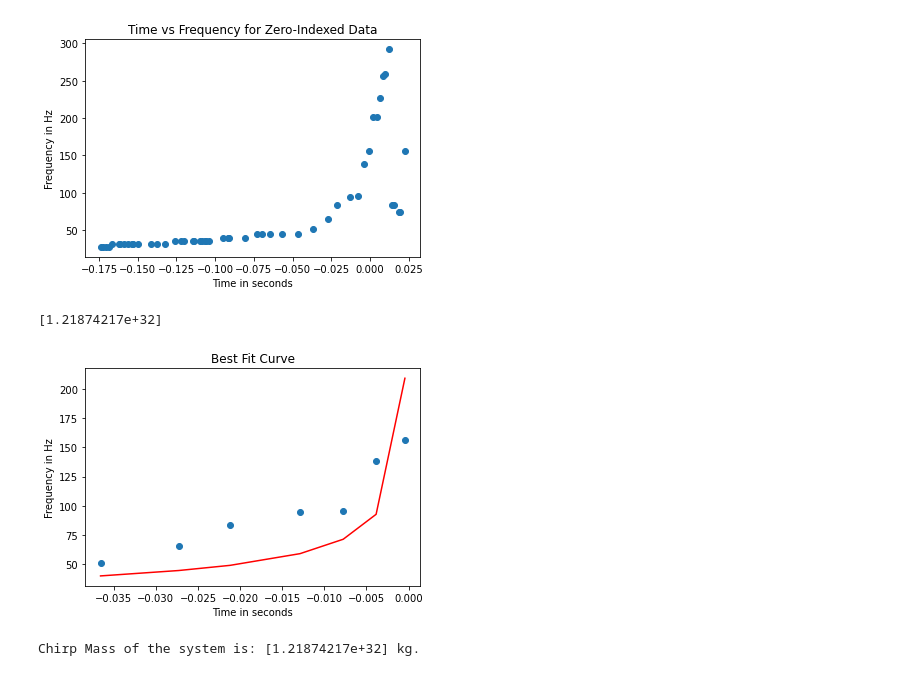
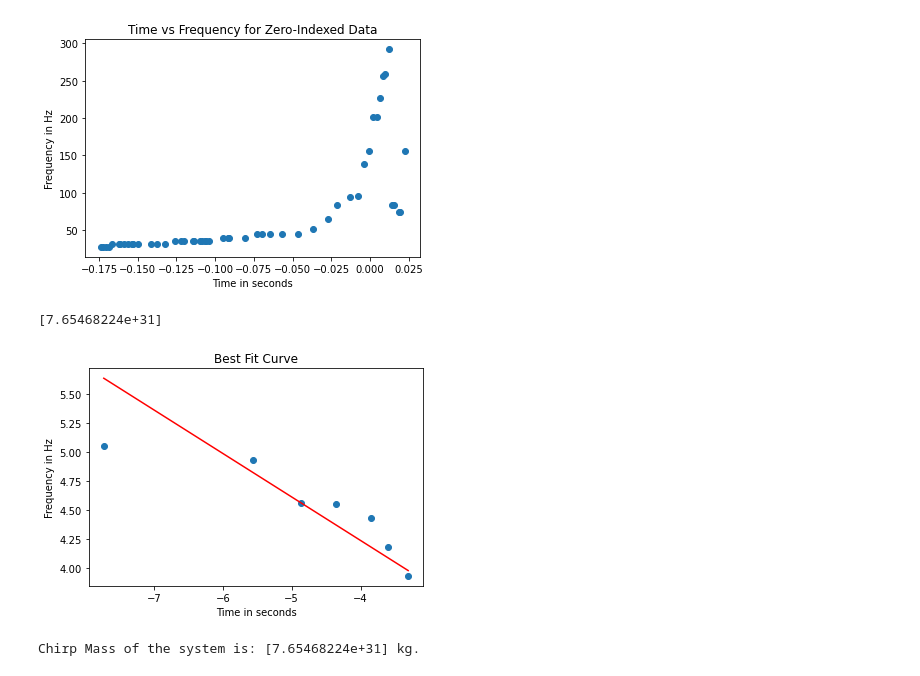
Before and after one commit to aryan-vora23/computational-astrophysics-2021, a Jupyter notebook: Assignment 2/Q2.ipynb, the cells around one changed output. Saved outputs shown, nothing was run; the diff lists cells and outputs as text; code cells hidden in the pictures.

```diff
--- a/Assignment 2/Q2.ipynb
+++ b/Assignment 2/Q2.ipynb
@@ -58,29 +58,37 @@ for i in range(len(time1)):
         time2=np.append(time2,time1[i])
         freq2=np.append(freq2,freq1[i])
 #got all t<tc
+# %%
+timelog=np.empty(0)
+freqlog=np.empty(0)
+for i in time2:
+    timelog=np.append(timelog,np.log(-i))
+for i in freq2:
+    freqlog=np.append(freqlog,np.log(i))
 # %%
-def frequency(t,M):
-    c=(np.power(5,3/8)/(8*np.pi))*np.power(const.c.value,15/8)/np.power(const.G.value,5/8)
-    f=c/(np.power(M,5/8)*np.power(-t,3/8))
-    return f
+def logfrequency(logminust,M):
+    #c=(np.power(5,3/8)/(8*np.pi))*np.power(const.c.value,15/8)/np.power(const.G.value,5/8)
+    #f=c/(np.power(M,5/8)*np.power(-t,3/8))
+    c=(3/8)*np.log(5)-np.log(8*np.pi)+(15/8)*np.log(const.c.value)-(5/8)*np.log(const.G.value)-(5/8)*np.log(M)
+    return c-(3/8)*logminust
 # %%
-p_opt, p_cov=cf(frequency,time2,freq2)
+p_opt, p_cov=cf(logfrequency,timelog,freqlog)
 # %%
 print(p_opt)
 # %% [output]
-[1.21874217e+32]
+[7.65468224e+31]
 # %%
 plt.figure()
-plt.scatter(time2,freq2,label='Raw Data')
-plt.plot(time2,frequency(time2,*p_opt),'r',label='Best Fit')
+plt.scatter(timelog,freqlog,label='Raw Data in Natural Logarithms')
+plt.plot(timelog,logfrequency(timelog,*p_opt),'r',label='Best Fit')
 plt.title("Best Fit Curve")
 plt.xlabel("Time in seconds")
 plt.ylabel("Frequency in Hz")
 
 plt.show()
 # %% [output]
-[figure, old version]
+[figure, new version]
 # %%
 print('Chirp Mass of the system is:',p_opt,'kg.')
 # %% [output]
-Chirp Mass of the system is: [1.21874217e+32] kg.
+Chirp Mass of the system is: [7.65468224e+31] kg.
```
